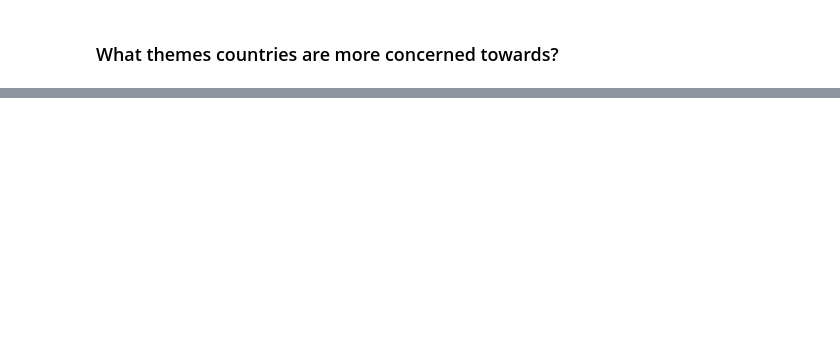
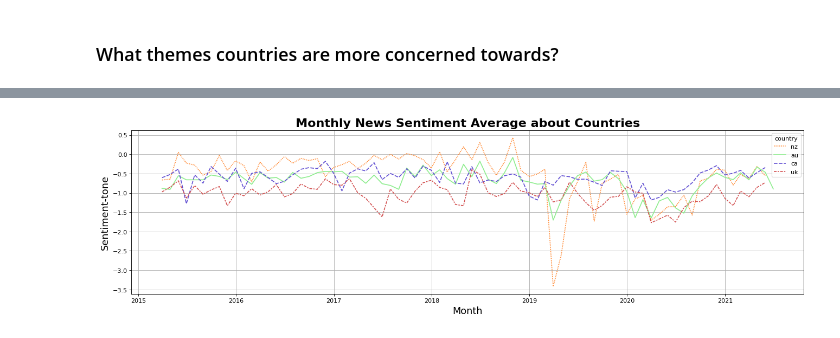
Before and after one commit to xaviermiles/web_sentiment_analysis, a Jupyter notebook: Gdelt/Gdelt_swa/swa_insights.ipynb, the cells around one changed output, grey strips where cells are left out. Drawn from its saved outputs; the diff is of its cells as text; code cells hidden in the pictures; blank space fills up the shorter version.

```diff
--- a/Gdelt/Gdelt_swa/swa_insights.ipynb
+++ b/Gdelt/Gdelt_swa/swa_insights.ipynb
@@ -233,0 +260,19 @@ findfont: Font family ['Helvetica'] not found. Falling back to DejaVu Sans.
+# %%
+fig, ax = plt.subplots(figsize=(20, 5), dpi = 80)
+sns.set_palette(sns.color_palette(colors_div))
+
+sns.lineplot(x='date', y='tone_about_c', data=df1, hue = 'country', style = 'country',hue_order=['nz', 'au','ca','uk'])
+
+
+ax.set_title('Monthly News Sentiment Average about Countries',  fontsize = 20, loc='center', fontdict=dict(weight='bold'))
+ax.set_xlabel('Month', fontsize = 16)
+ax.set_ylabel('Sentiment-tone', fontsize = 16)
+ax.xaxis.grid(True)
+ax.yaxis.grid(True)
+# plt.tick_params(axis='y', which='major', labelsize=16)
+# plt.tick_params(axis='x', which='major', labelsize=16)
+plt.legend(title = 'country', loc = 'best',fontsize = 10)
+plt.savefig("images/Monthly News Sentiment Average about Countries")
+plt.show()
+# %% [output]
+[figure, added]
```
Also changed, not shown: parts of 40 cells of this notebook.
